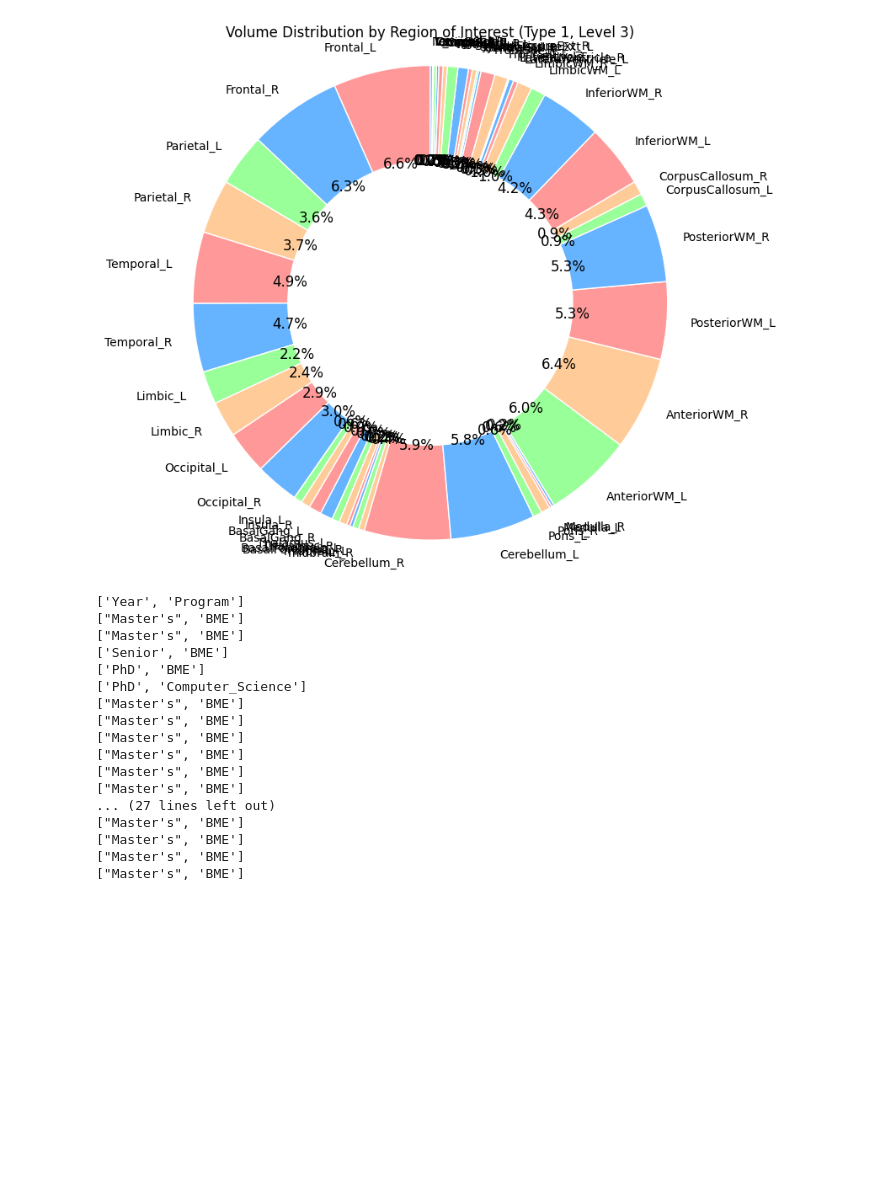
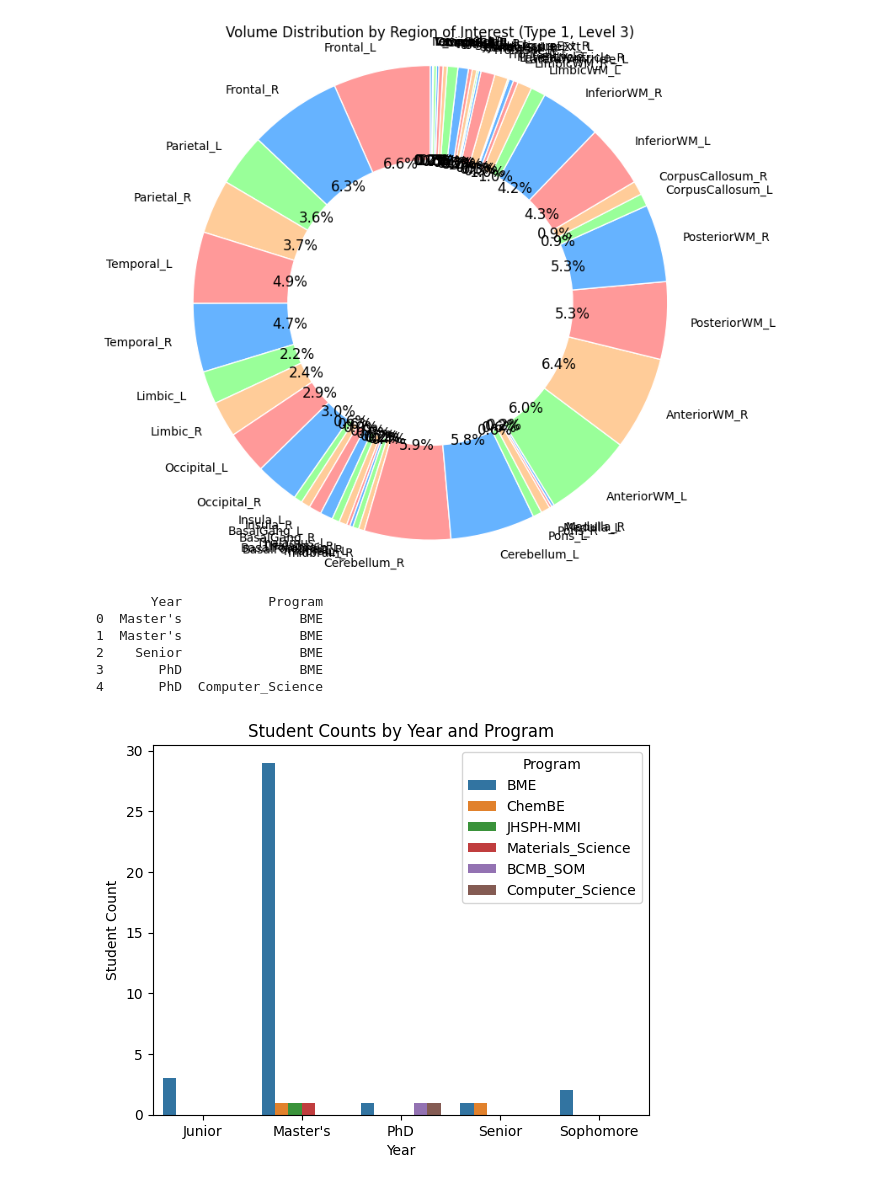
Before and after one commit to rjhanjee/my-first-repo, a Jupyter notebook: hw3.ipynb, the cells around one changed output. Drawn from its saved outputs; the diff is of its cells as text; code cells hidden in the pictures; blank space fills up the shorter version.

```diff
--- a/hw3.ipynb
+++ b/hw3.ipynb
@@ -130,48 +130,36 @@ ax.set_title('Volume Distribution by Region of Interest (Type 1, Level 3)')
 plt.show()
 # %% [output]
 [figure]
-# %%
-import requests
-import csv
-from io import StringIO
-
-url = 'https://raw.githubusercontent.com/bcaffo/ds4bme/master/data/classInterests.txt'
-
-try:
-    # Make an HTTP GET request to the URL
-    response = requests.get(url)
-    response.raise_for_status()  # Raise an exception for bad status codes
-
-    # Read the content into a file-like object
-    data = StringIO(response.text)
-
-    # Use the csv module to parse the data
-    reader = csv.reader(data, delimiter='\t')  # The data is tab-separated
-
-    # Store the data in a list of lists
-    class_data = [row for row in reader]
-
-    # Print the data (optional)
-    for row in class_data:
-        print(row)
-
-except requests.exceptions.RequestException as e:
-    print(f"Error fetching data from the URL: {e}")
-# %% [output]
-['Year', 'Program']
-["Master's", 'BME']
-["Master's", 'BME']
-['Senior', 'BME']
-['PhD', 'BME']
-['PhD', 'Computer_Science']
-["Master's", 'BME']
-["Master's", 'BME']
-["Master's", 'BME']
-["Master's", 'BME']
-["Master's", 'BME']
-["Master's", 'BME']
-... (27 lines left out)
-["Master's", 'BME']
-["Master's", 'BME']
-["Master's", 'BME']
-["Master's", 'BME']
+# %%
+import pandas as pd
+import seaborn as sns
+import matplotlib.pyplot as plt
+
+url = "https://raw.githubusercontent.com/bcaffo/ds4bme/master/data/classInterests.txt"
+class_interests_df = pd.read_csv(url, sep='\t')
+
+print(class_interests_df.head())
+
+# Group by both 'year' and 'program' and get the size of each group
+plot_df = class_interests_df.groupby(['Year', 'Program']).size().reset_index(name='count')
+
+# Create a single bar plot using seaborn
+# The `x` and `hue` parameters will represent the grouping variables, and `y` will be the count
+# The `barplot` function is suitable for displaying counts of categorical data
+sns.barplot(data=plot_df, x='Year', y='count', hue='Program')
+
+# Set plot labels and title for clarity
+plt.title('Student Counts by Year and Program')
+plt.xlabel('Year')
+plt.ylabel('Student Count')
+
+# Display the plot
+plt.show()
+# %% [output]
+       Year           Program
+0  Master's               BME
+1  Master's               BME
+2    Senior               BME
+3       PhD               BME
+4       PhD  Computer_Science
+[figure, added]
```
